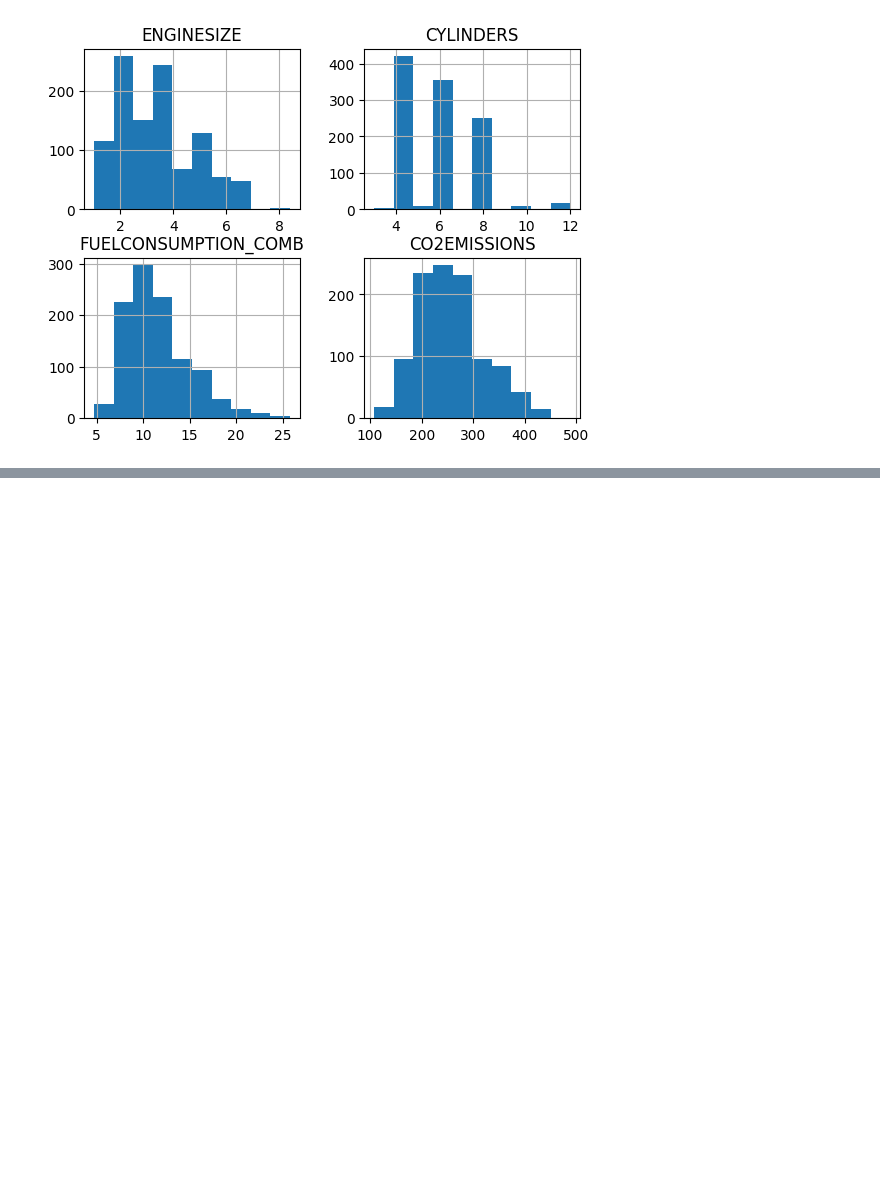
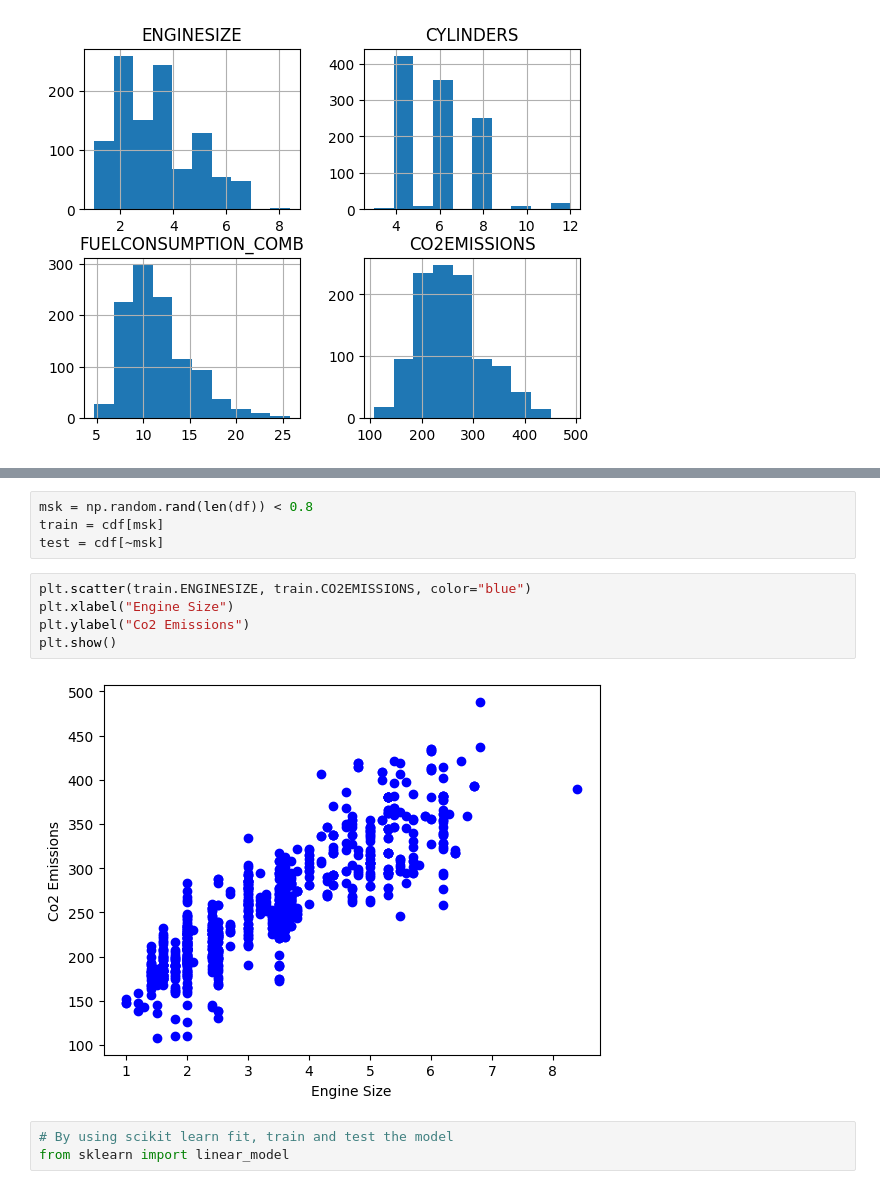
Before and after one commit to iamaryav/ai-notebooks, a Jupyter notebook: linear_reg_predict_co2_emission_fuel_consumption.ipynb, the cells around one changed output, grey strips where cells are left out. Cells and saved outputs as stored; diff of their text form; blank space fills up the shorter version.

Commit message:
more on linear reg

```diff
--- a/linear_reg_predict_co2_emission_fuel_consumption.ipynb
+++ b/linear_reg_predict_co2_emission_fuel_consumption.ipynb
@@ -60,0 +77,14 @@ plt.show()
+# %%
+msk = np.random.rand(len(df)) < 0.8
+train = cdf[msk]
+test = cdf[~msk]
+# %%
+plt.scatter(train.ENGINESIZE, train.CO2EMISSIONS, color="blue")
+plt.xlabel("Engine Size")
+plt.ylabel("Co2 Emissions")
+plt.show()
+# %% [output]
+[figure, added]
+# %%
+# By using scikit learn fit, train and test the model
+from sklearn import linear_model
```
Also changed, not shown: parts of 3 cells of this notebook.
